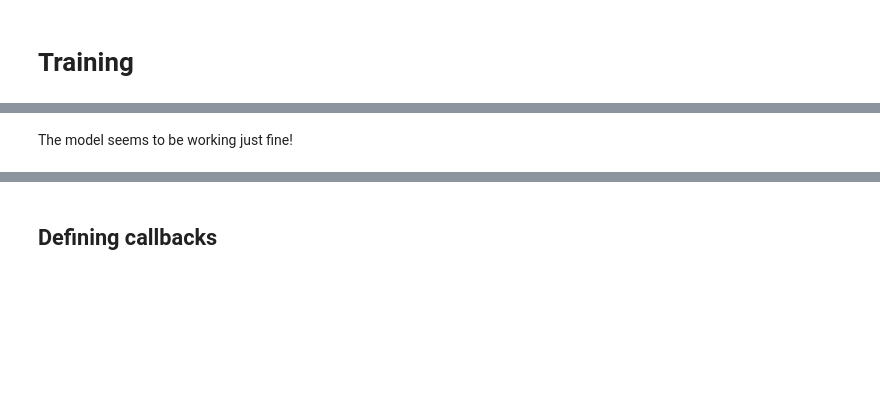
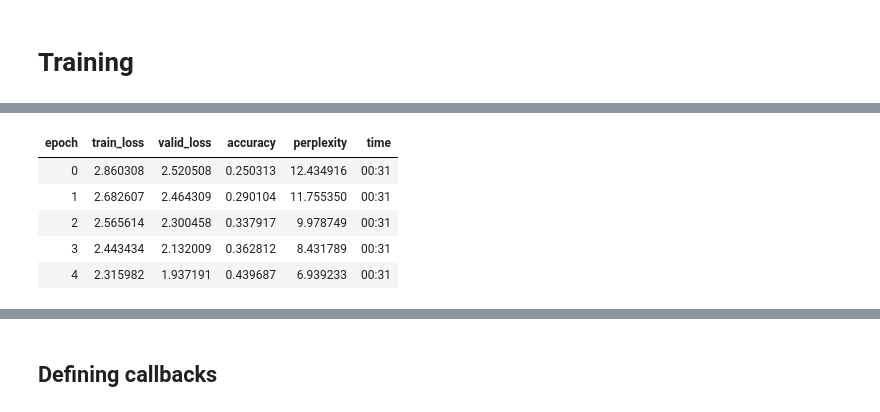
Before and after one commit to Marcosuff/Marcosuff.github.io, a Jupyter notebook: nbs/SMILES_LSTM_fastaiv2.ipynb, the cells around one changed output, grey strips where cells are left out. Drawn from its saved outputs; the diff is of its cells as text; code cells hidden in the pictures; blank space fills up the shorter version.

```diff
--- a/nbs/SMILES_LSTM_fastaiv2.ipynb
+++ b/nbs/SMILES_LSTM_fastaiv2.ipynb
@@ -345,5 +375,2 @@ cbs = [ModelResetter, RNNRegularizer(alpha=2, beta=1)]
 # %%
-#learn = LMLearner(dls, model, loss_func=CrossEntropyLossFlat(), metrics=metrics,model_dir=Path('LM'), cbs=cbs)
-
-learn = language_model_learner(dls, AWD_LSTM, pretrained=False,config=config,
-                               drop_mult=0.1,metrics=[accuracy, Perplexity()])
+learn = language_model_learner(dls,AWD_LSTM,config=config,drop_mult=0.1,pretrained=False,metrics=[accuracy, Perplexity()])
@@ -352,4 +377,9 @@ learn.lr_find()
 # %%
-learn.fit(n_epoch=5,lr=0.0012022644514217973)
+learn.fit(5,1e-3)
+# %% [output]
+| epoch | train_loss | valid_loss | accuracy | perplexity | time |
+| 0 | 2.860308 | 2.520508 | 0.250313 | 12.434916 | 00:31 |
+| 1 | 2.682607 | 2.464309 | 0.290104 | 11.755350 | 00:31 |
+| 2 | 2.565614 | 2.300458 | 0.337917 | 9.978749 | 00:31 |
+| 3 | 2.443434 | 2.132009 | 0.362812 | 8.431789 | 00:31 |
+| 4 | 2.315982 | 1.937191 | 0.439687 | 6.939233 | 00:31 |
-# %% [markdown]
-The model seems to be working just fine!
```
Also changed, not shown: parts of 35 cells of this notebook.
